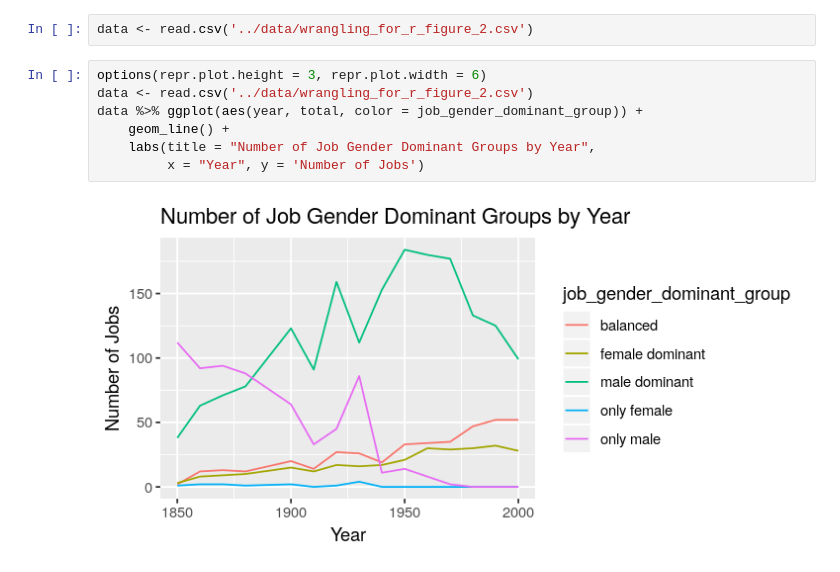
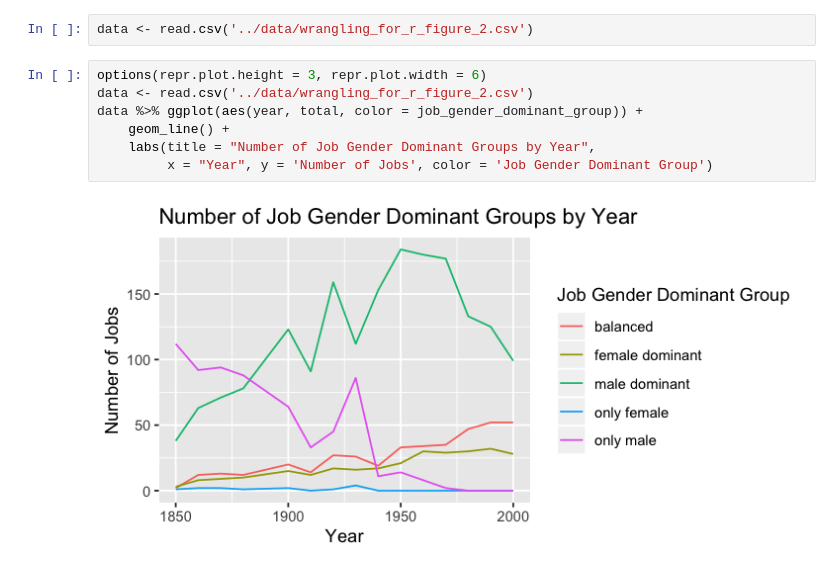
Before and after one commit to UBC-MDS/DSCI532_Group210_R, a Jupyter notebook: src/figure_2_wrangling_r.ipynb, the cells around one changed output. Drawn from its saved outputs; the diff is of its cells as text.

```diff
--- a/src/figure_2_wrangling_r.ipynb
+++ b/src/figure_2_wrangling_r.ipynb
@@ -6,9 +15,9 @@ data <- read.csv('../data/wrangling_for_r_figure_2.csv')
 # %%
 options(repr.plot.height = 3, repr.plot.width = 6)
 data <- read.csv('../data/wrangling_for_r_figure_2.csv')
 data %>% ggplot(aes(year, total, color = job_gender_dominant_group)) +
     geom_line() +
     labs(title = "Number of Job Gender Dominant Groups by Year",
-         x = "Year", y = 'Number of Jobs')
+         x = "Year", y = 'Number of Jobs', color = 'Job Gender Dominant Group')
 # %% [output]
-[figure, old version]
+[figure, new version]
```
Also changed, not shown: parts of 1 cell of this notebook.
